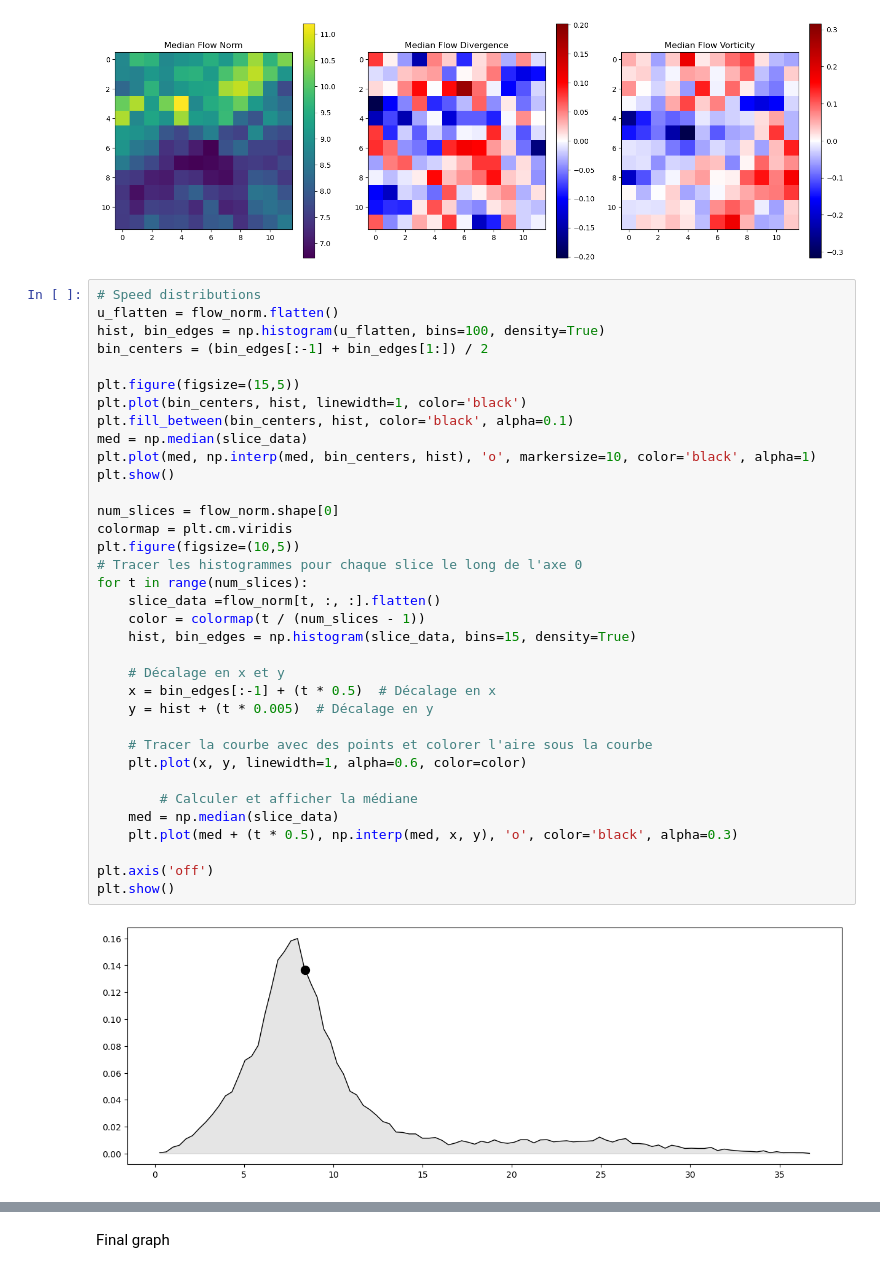
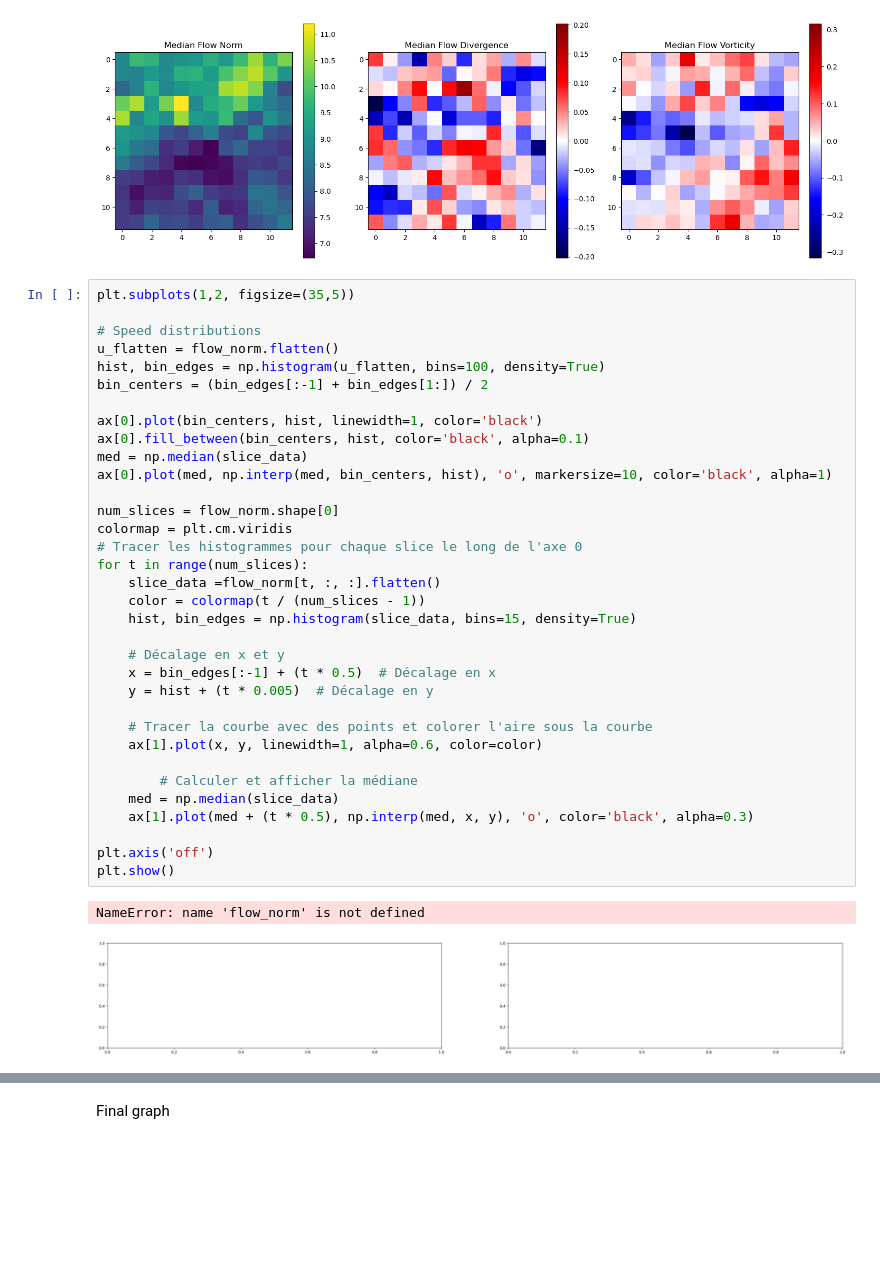
Before and after one commit to taryaksama/data-science, a Jupyter notebook: PIV/main.ipynb, the cells around one changed output, grey strips where cells are left out. Cells and saved outputs as stored; diff of their text form; blank space fills up the shorter version.

```diff
--- a/PIV/main.ipynb
+++ b/PIV/main.ipynb
@@ -323,39 +322,39 @@ plt.show()
 # %% [output]
 [figure]
 # %%
+plt.subplots(1,2, figsize=(35,5))
+
 # Speed distributions
 u_flatten = flow_norm.flatten()
 hist, bin_edges = np.histogram(u_flatten, bins=100, density=True)
 bin_centers = (bin_edges[:-1] + bin_edges[1:]) / 2
 
-plt.figure(figsize=(15,5))
-plt.plot(bin_centers, hist, linewidth=1, color='black')
-plt.fill_between(bin_centers, hist, color='black', alpha=0.1)
+ax[0].plot(bin_centers, hist, linewidth=1, color='black')
+ax[0].fill_between(bin_centers, hist, color='black', alpha=0.1)
 med = np.median(slice_data)
-plt.plot(med, np.interp(med, bin_centers, hist), 'o', markersize=10, color='black', alpha=1)
-plt.show()
+ax[0].plot(med, np.interp(med, bin_centers, hist), 'o', markersize=10, color='black', alpha=1)
 
 num_slices = flow_norm.shape[0]
 colormap = plt.cm.viridis
-plt.figure(figsize=(10,5))
 # Tracer les histogrammes pour chaque slice le long de l'axe 0
 for t in range(num_slices):
     slice_data =flow_norm[t, :, :].flatten()
     color = colormap(t / (num_slices - 1))
     hist, bin_edges = np.histogram(slice_data, bins=15, density=True)
 
     # Décalage en x et y
     x = bin_edges[:-1] + (t * 0.5)  # Décalage en x
     y = hist + (t * 0.005)  # Décalage en y
 
     # Tracer la courbe avec des points et colorer l'aire sous la courbe
-    plt.plot(x, y, linewidth=1, alpha=0.6, color=color)
+    ax[1].plot(x, y, linewidth=1, alpha=0.6, color=color)
 
         # Calculer et afficher la médiane
     med = np.median(slice_data)
-    plt.plot(med + (t * 0.5), np.interp(med, x, y), 'o', color='black', alpha=0.3)
+    ax[1].plot(med + (t * 0.5), np.interp(med, x, y), 'o', color='black', alpha=0.3)
 
 plt.axis('off')
 plt.show()
 # %% [output]
+NameError: name 'flow_norm' is not defined
-[figure, old version]
+[figure, new version]
```
Also changed, not shown: parts of 7 cells of this notebook, 1 other file.
